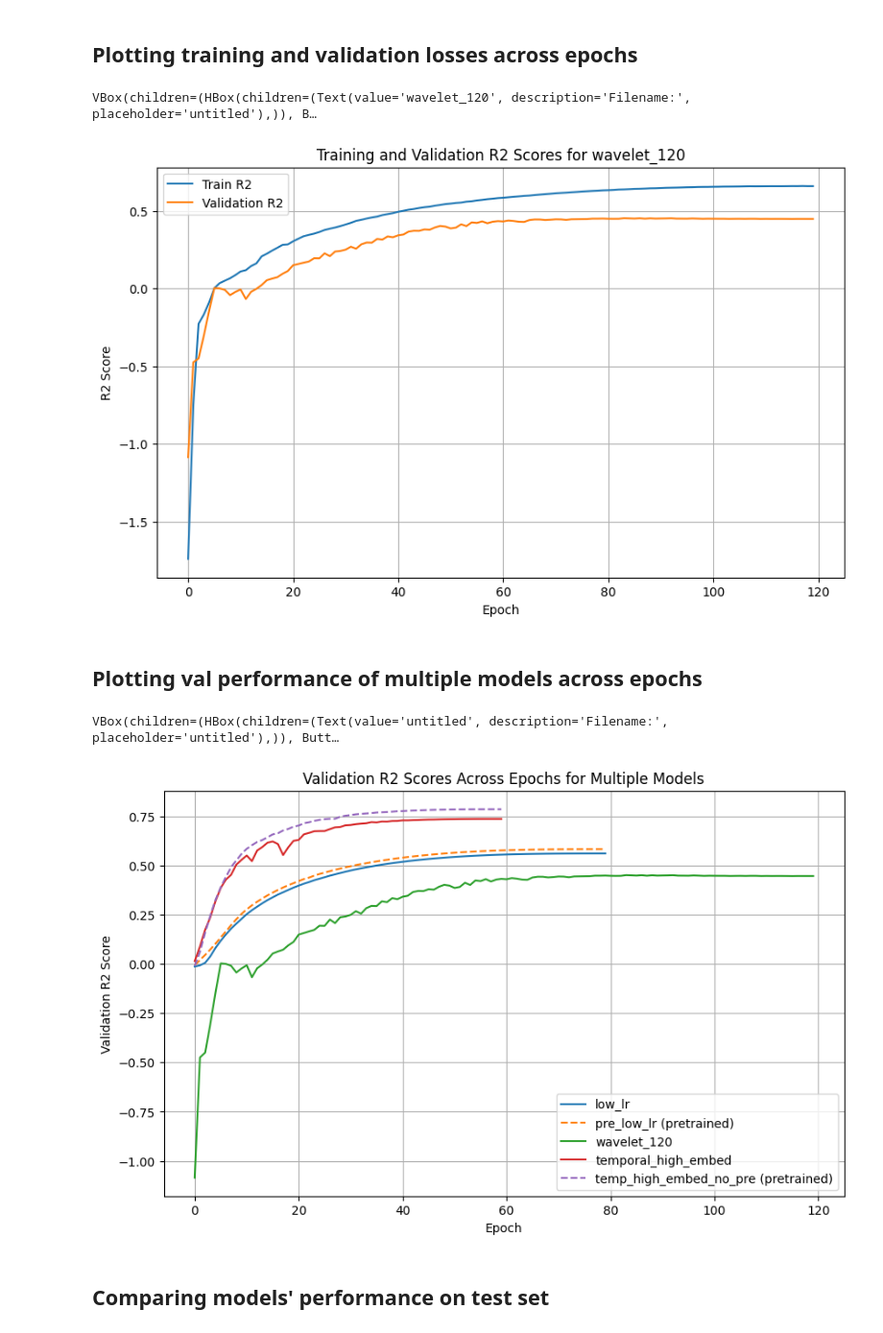
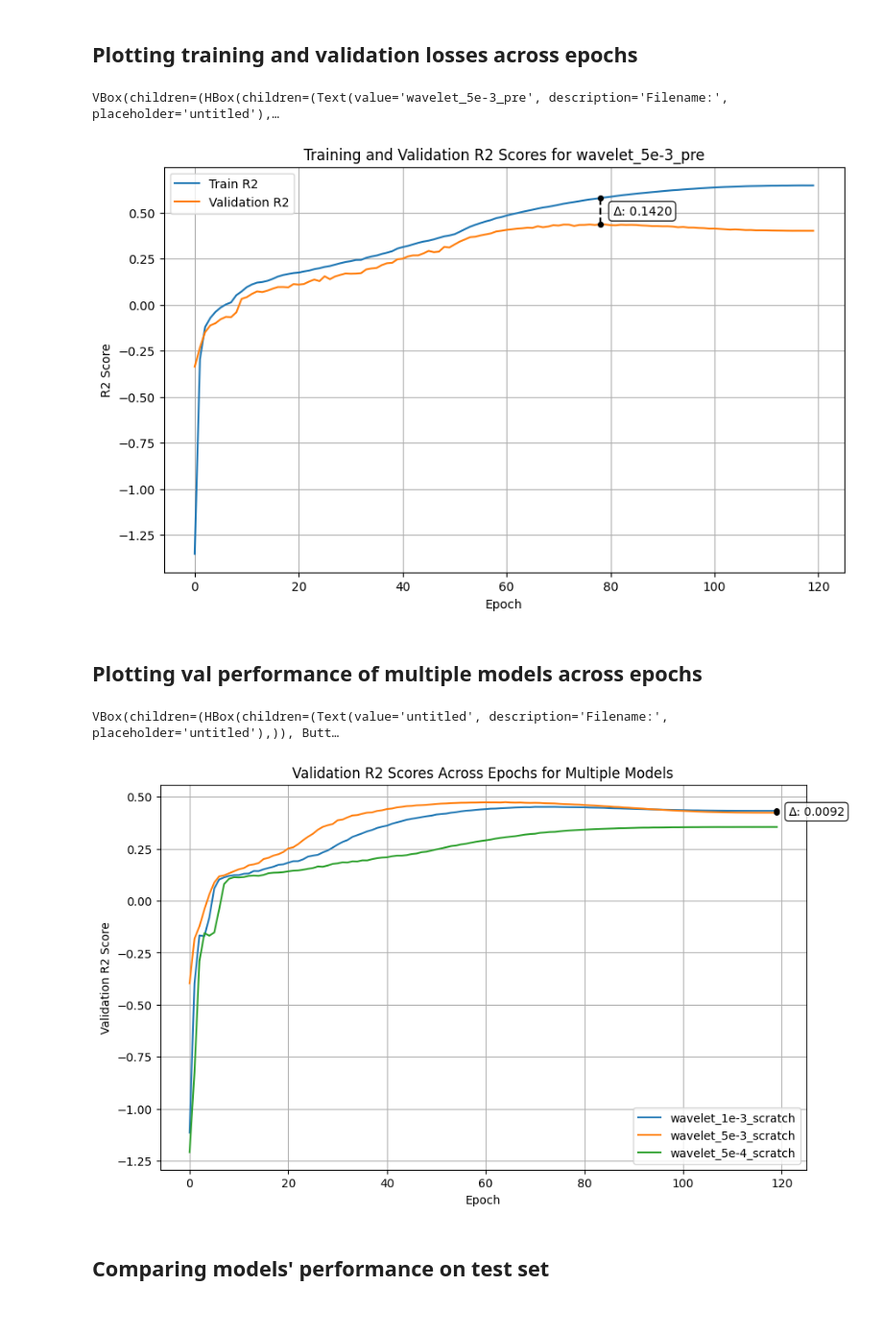
Before and after one commit to gaborab/plasticity_foundation, a Jupyter notebook: notebooks/macro_evaluation.ipynb, the cells around one changed output. Shown at 96% size. Drawn from its saved outputs; the diff is of its cells as text; code cells hidden in the pictures.

Commit message:
added log scaling, showing delta on macro plots, cli parameters to run_general_finetune.py and make_dataset.py, fixed lr scheduling

```diff
--- a/notebooks/macro_evaluation.ipynb
+++ b/notebooks/macro_evaluation.ipynb
@@ -47,10 +47,30 @@ def save_button(fig, save_dir: Path, default_name="untitled"):
                 print(f"Error saving figure: {e}")
     save_button_comp.on_click(on_save_clicked)
     display(widgets.VBox([widgets.HBox([name_input]), save_button_comp, output_comp]))
+
+def show_delta(ax, epoch, wave1, wave2):
+    val1 = wave1[epoch]
+    val2 = wave2[epoch]
+    delta = np.absolute(val2 - val1)
+    midpoint = (val1 + val2) / 2
+    ax.plot(epoch, val1, 'ko', markersize=4)
+    ax.plot(epoch, val2, 'ko', markersize=4)
+
+    ax.vlines(x=epoch, ymin=min(val1, val2), ymax=max(val1, val2), color='black', linestyle='--')
+    ax.annotate(
+        f"$\Delta$: {delta:.4f}",
+        xy=(epoch, midpoint),
+        xytext=(10, 0),
+        textcoords='offset points',
+        va='center',
+        bbox=dict(boxstyle='round,pad=0.3', fc='white', ec='black', alpha=0.8),
+        color='black',
+        fontsize=10
+    )
 # %% [markdown]
 ## Plotting training and validation losses across epochs
 # %%
-model_name = "wavelet_120"
+model_name = "wavelet_5e-3_pre"
 
 model_data = io_utils.load_model_log_data(settings.FINETUNE_OUTPUT_DIR, model_name=model_name)
 
@@ -69,42 +89,54 @@ plt.title(f"Training and Validation R2 Scores for {model_name}")
 plt.legend()
 plt.grid()
 save_button(fig, save_dir=settings.PLOT_MACRO/"train_val", default_name=model_name)
+max_val_epoch = np.argmax(avg_val)
+show_delta(fig.gca(), max_val_epoch, avg_train, avg_val)
 plt.show()
 # %% [output]
-VBox(children=(HBox(children=(Text(value='wavelet_120', description='Filename:', placeholder='untitled'),)), B…
+VBox(children=(HBox(children=(Text(value='wavelet_5e-3_pre', description='Filename:', placeholder='untitled'),…
-[figure, old version]
+[figure, new version]
 # %% [markdown]
 ## Plotting val performance of multiple models across epochs
 # %%
-model_names = ["low_lr", "pre_low_lr", "wavelet_120", "temporal_high_embed", "temp_high_embed_no_pre"]
+model_names = ["wavelet_1e-3_pre", "wavelet_5e-3_pre", "wavelet_5e-4_pre"]
+model_names= ["wavelet_1e-3_scratch", "wavelet_5e-3_scratch", "wavelet_5e-4_scratch"]
+#model_names = ["wavelet_1e-3_pre", "wavelet_1e-3_scratch", "wavelet_5e-3_pre", "wavelet_5e-3_scratch", "wavelet_5e-4_pre", "wavelet_5e-4_scratch"]
+compare_diff = [("wavelet_1e-3_scratch", "wavelet_5e-3_scratch")]
+
 
 avg_vals = {}
 for model_name in model_names:
     model_data = io_utils.load_model_log_data(settings.FINETUNE_OUTPUT_DIR, model_name=model_name)
 
     avg_metrics = core_utils.avg_metrics_over_folds(model_data = model_data, metrics=["val_r2"])
     avg_vals[model_name] = avg_metrics["val_r2"]
 
 #plot validation losses across epochs on one line graph for all models
 fig = plt.figure(figsize=(10, 6))
 for model_name in model_names:
     if "pre" in model_name:
         label = f"{model_name} (pretrained)"
         linestyle = "--"
     else:
         label = model_name
         linestyle = "-"
     plt.plot(avg_vals[model_name], label=label, linestyle=linestyle)
+
+for model_a, model_b in compare_diff:
+    val_a = avg_vals[model_a]
+    val_b = avg_vals[model_b]
+    show_delta(fig.gca(), min(len(val_a), len(val_b))-1, val_a, val_b)
+
 plt.xlabel("Epoch")
 plt.ylabel("Validation R2 Score")
 plt.title("Validation R2 Scores Across Epochs for Multiple Models")
 plt.legend()
 plt.grid()
 save_button(fig, save_dir=settings.PLOT_MACRO/"val_multiple")
 plt.show()
 # %% [output]
 VBox(children=(HBox(children=(Text(value='untitled', description='Filename:', placeholder='untitled'),)), Butt…
-[figure, old version]
+[figure, new version]
 # %% [markdown]
 ## Comparing models' performance on test set
 # %%
```
Also changed, not shown: parts of 1 cell of this notebook, 5 other files.
